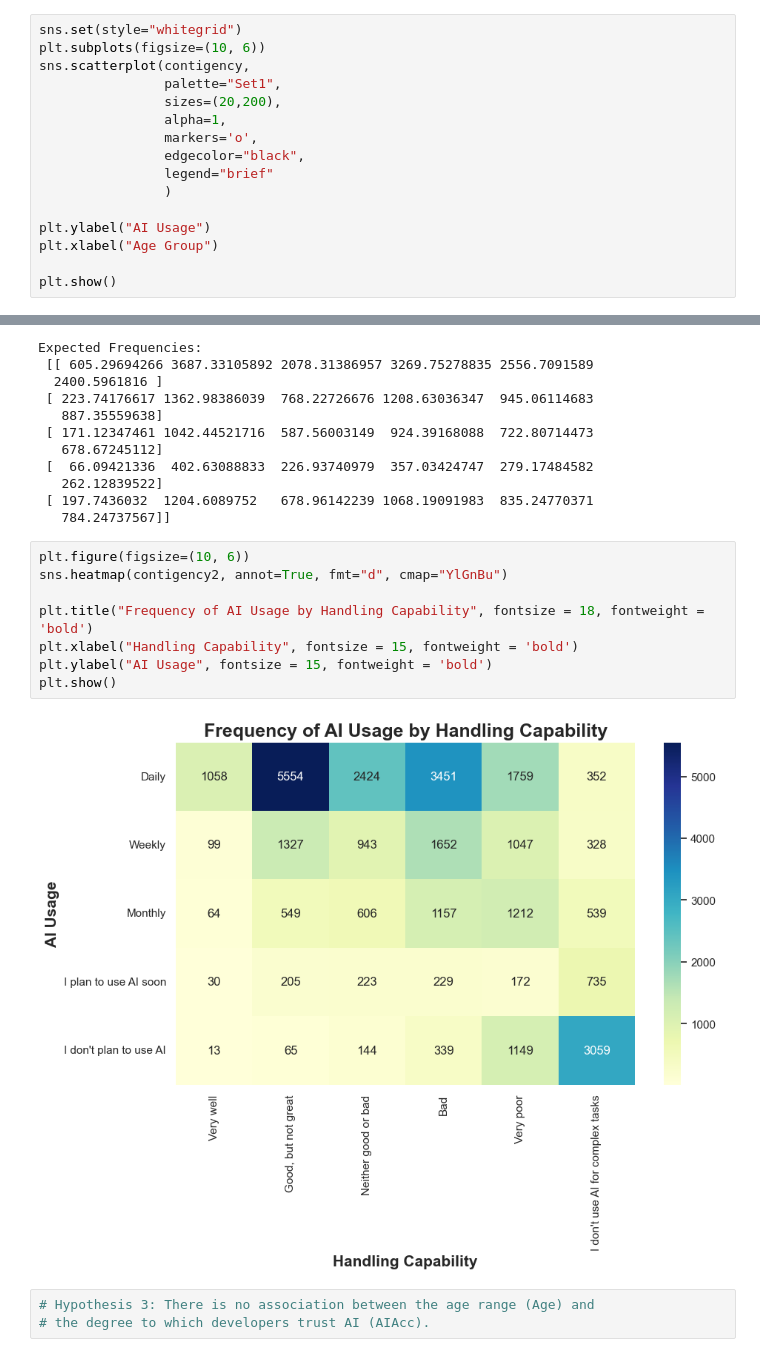
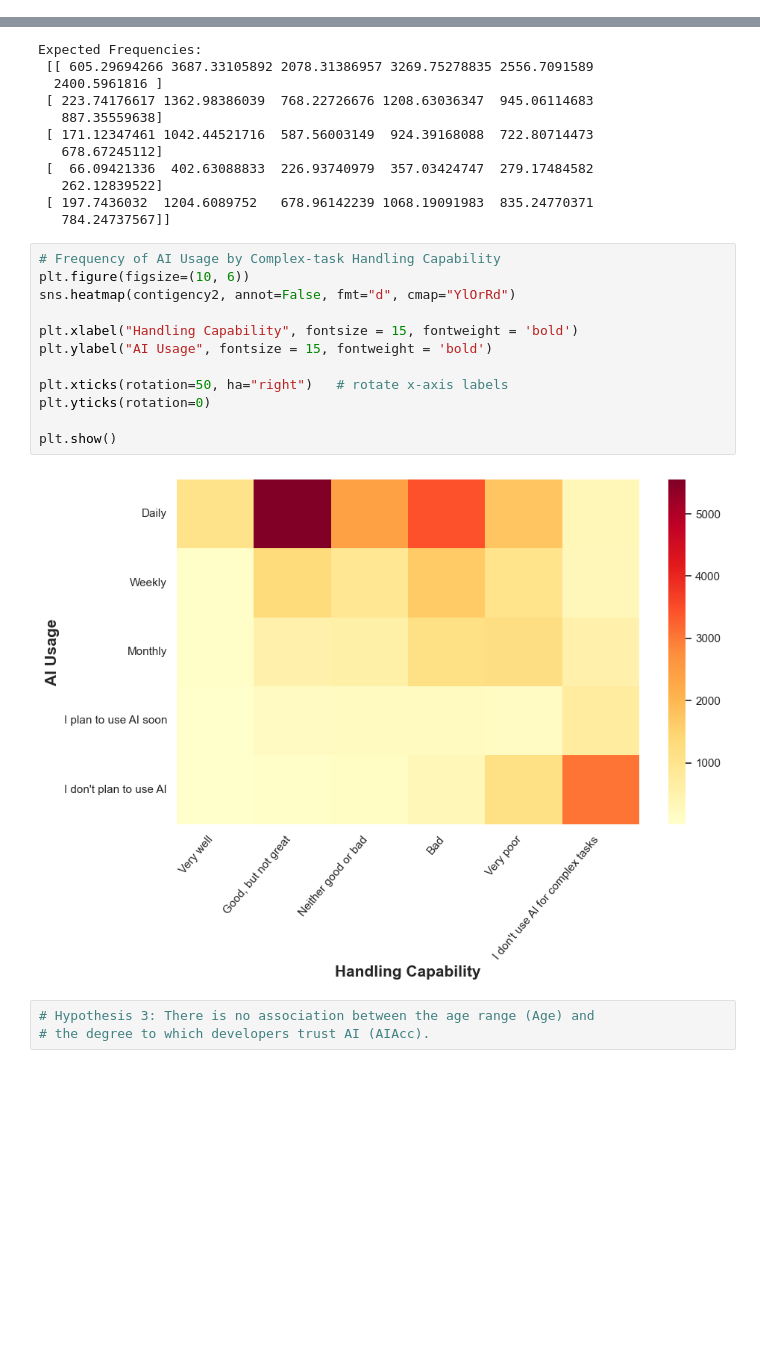
Before and after one commit to huyqng1412/stackoverflow_2025_project, a Jupyter notebook: so2025_vis.ipynb, the cells around one changed output, grey strips where cells are left out. Cells and saved outputs as stored; diff of their text form; blank space fills up the shorter version.

```diff
--- a/so2025_vis.ipynb
+++ b/so2025_vis.ipynb
@@ -306,16 +300,0 @@ plt.show()
-# %%
-sns.set(style="whitegrid")
-plt.subplots(figsize=(10, 6))
-sns.scatterplot(contigency,
-                palette="Set1",
-                sizes=(20,200),
-                alpha=1,
-                markers='o',
-                edgecolor="black",
-                legend="brief"
-                )
-
-plt.ylabel("AI Usage")
-plt.xlabel("Age Group")
-
-plt.show()
@@ -361,15 +342,19 @@ Expected Frequencies:
  [ 197.7436032  1204.6089752   678.96142239 1068.19091983  835.24770371
    784.24737567]]
 # %%
+# Frequency of AI Usage by Complex-task Handling Capability
 plt.figure(figsize=(10, 6))
-sns.heatmap(contigency2, annot=True, fmt="d", cmap="YlGnBu")
+sns.heatmap(contigency2, annot=False, fmt="d", cmap="YlOrRd")
 
-plt.title("Frequency of AI Usage by Handling Capability", fontsize = 18, fontweight = 'bold')
 plt.xlabel("Handling Capability", fontsize = 15, fontweight = 'bold')
 plt.ylabel("AI Usage", fontsize = 15, fontweight = 'bold')
+
+plt.xticks(rotation=50, ha="right")   # rotate x-axis labels
+plt.yticks(rotation=0)
+
 plt.show()
 # %% [output]
-[figure, old version]
+[figure, new version]
 # %%
 # Hypothesis 3: There is no association between the age range (Age) and
 # the degree to which developers trust AI (AIAcc).
```
Also changed, not shown: parts of 17 cells of this notebook, 1 other file.
